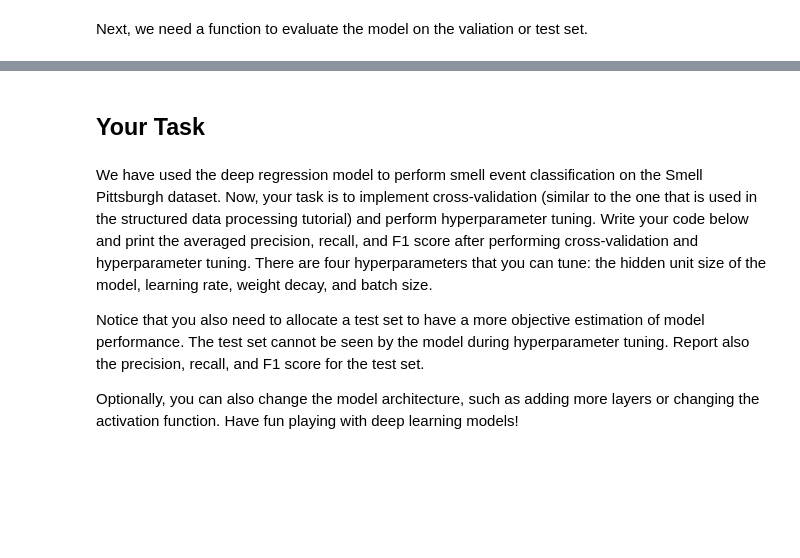
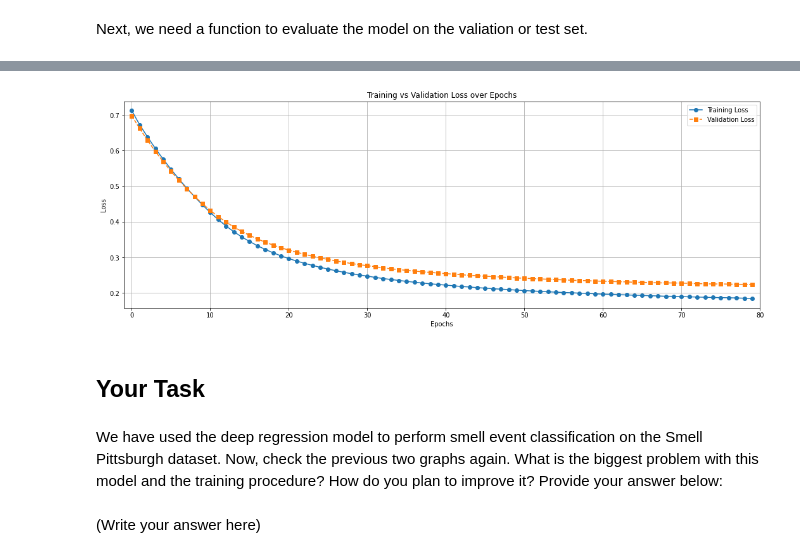
Before and after one commit to MultiX-Amsterdam/structured-data-module, a Jupyter notebook: _build/jupyter_execute/docs/pytorch-structured-data.ipynb, the cells around one changed output, grey strips where cells are left out. Saved outputs shown, nothing was run; the diff lists cells and outputs as text; code cells hidden in the pictures; blank space fills up the shorter version.

Commit message:
Update pytorch implementation notebook.

```diff
--- a/_build/jupyter_execute/docs/pytorch-structured-data.ipynb
+++ b/_build/jupyter_execute/docs/pytorch-structured-data.ipynb
@@ -435,8 +503,18 @@ averaged validation fscore: 0.681940
+# %%
+plt.figure(figsize=(18, 6))
+plt.plot(epochs, t_history["loss"], marker='o', linestyle='-', label='Training Loss')
+plt.plot(epochs, v_history["loss"], marker='s', linestyle='--', label='Validation Loss')
+plt.xlabel("Epochs")
+plt.ylabel("Loss")
+plt.xlim(-1, max(epochs))
+plt.xticks([i for i in range(0, max(epochs) + 10, 10)])
+plt.title("Training vs Validation Loss over Epochs")
+plt.legend()
+plt.grid(True)
+plt.show()
+# %% [output]
+[figure, added]
 # %% [markdown]
 ## Your Task
 # %% [markdown]
-We have used the deep regression model to perform smell event classification on the Smell Pittsburgh dataset. Now, your task is to implement cross-validation (similar to the one that is used in the structured data processing tutorial) and perform hyperparameter tuning. Write your code below and print the averaged precision, recall, and F1 score after performing cross-validation and hyperparameter tuning. There are four hyperparameters that you can tune: the hidden unit size of the model, learning rate, weight decay, and batch size.
-
-Notice that you also need to allocate a test set to have a more objective estimation of model performance. The test set cannot be seen by the model during hyperparameter tuning. Report also the precision, recall, and F1 score for the test set.
-
-Optionally, you can also change the model architecture, such as adding more layers or changing the activation function. Have fun playing with deep learning models!
+We have used the deep regression model to perform smell event classification on the Smell Pittsburgh dataset. Now, check the previous two graphs again. What is the biggest problem with this model and the training procedure? How do you plan to improve it? Provide your answer below:
@@ -444,0 +521,2 @@ Optionally, you can also change the model architecture, such as adding more laye
+# %% [markdown]
+(Write your answer here)
```
Also changed, not shown: parts of 21 cells of this notebook, 16 other files.
